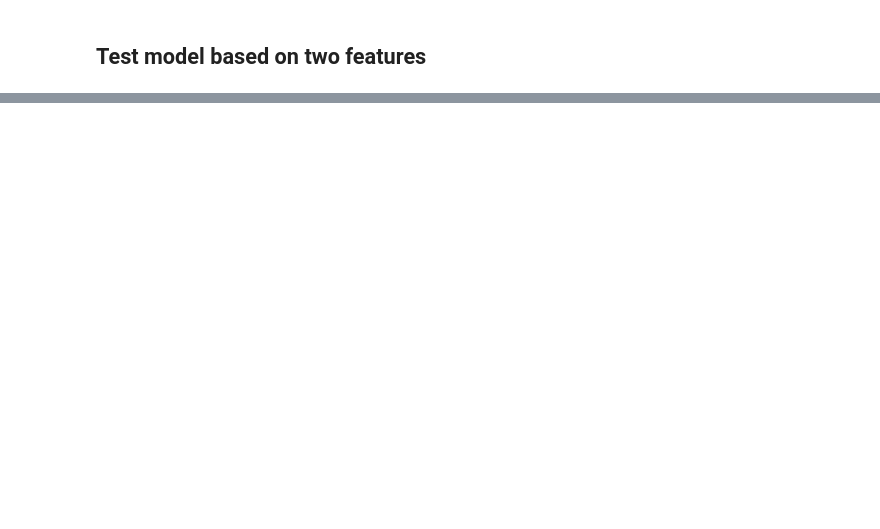
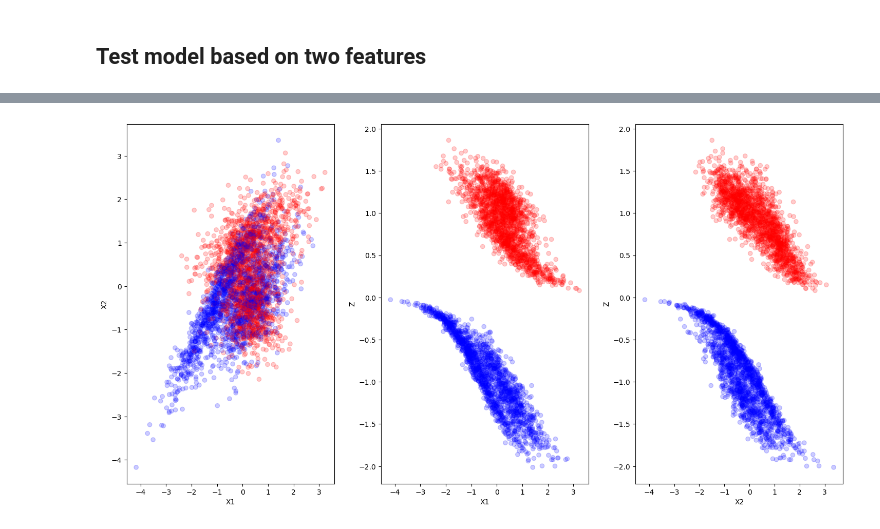
Before and after one commit to samuel-book/samuel_causal, a Jupyter notebook: misc/01_residuals.ipynb, the cells around one changed output, grey strips where cells are left out. Cells and saved outputs as stored; diff of their text form; code cells hidden in the pictures; blank space fills up the shorter version.

Commit message:
Update residual model

```diff
--- a/misc/01_residuals.ipynb
+++ b/misc/01_residuals.ipynb
@@ -92,0 +91,2 @@ array([[0.80551727, 0.19448273],
+# %%
+X_train_with_residuals = np.concatenate([X_train, residuals.reshape(-1,1)], axis=1)
@@ -92,0 +95,9 @@ array([[0.80551727, 0.19448273],
+# %%
+X_train, X_test, y_train, y_test = train_test_split(
+    X_train_with_residuals, y_train, test_size = 0.2, shuffle=False)
+
+# Get residuals and original Z data for this training set
+residuals_train = residuals[0:len(X_train)]
+Z_train_short = Z_train[0:len(X_train)]
+residual_test = residuals[len(X_train):]
+Z_test_short = Z_train[len(X_train):]
@@ -92,0 +122,9 @@ array([[0.80551727, 0.19448273],
+# %%
+# Fit model to two features
+model_2f = sk.linear_model.LogisticRegression()
+model_2f.fit(X_train_std[:,0:2], y_train)
+
+# Predict training and test set labels
+y_pred_test_2f = model_2f.predict(X_test_std[:,0:2])
+accuracy = np.mean(y_pred_test_2f == y_test)
+print (f'Accuracy: {accuracy:0.3f}')
@@ -92,0 +170,35 @@ array([[0.80551727, 0.19448273],
+# %%
+colors={0:'b', 1:'r'}
+
+# Plot
+fig = plt.figure(figsize=(15,8))
+
+# X1 vs X2
+x = X_train_std[:, 0]
+y = X_train_std[:, 1]
+colors = [colors[c] for c in list(y_train)]
+ax1 = fig.add_subplot(1,3,1)
+ax1.scatter(x, y , c=colors, alpha=0.2)
+ax1.set_xlabel('X1')
+ax1.set_ylabel('X2')
+
+# X1 vs Z
+x = X_train_std[:, 0]
+y = X_train_std[:, 2]
+ax2 = fig.add_subplot(1,3,2)
+ax2.scatter(x, y , c=colors, alpha=0.2)
+ax2.set_xlabel('X1')
+ax2.set_ylabel('Z')
+
+# X2 vs Z
+x = X_train_std[:, 1]
+y = X_train_std[:, 2]
+ax3 = fig.add_subplot(1,3,3)
+ax3.scatter(x, y , c=colors, alpha=0.2)
+ax3.set_xlabel('X2')
+ax3.set_ylabel('Z')
+
+plt.tight_layout(pad=2)
+plt.show()
+# %% [output]
+[figure, added]
```
Also changed, not shown: parts of 17 cells of this notebook.
